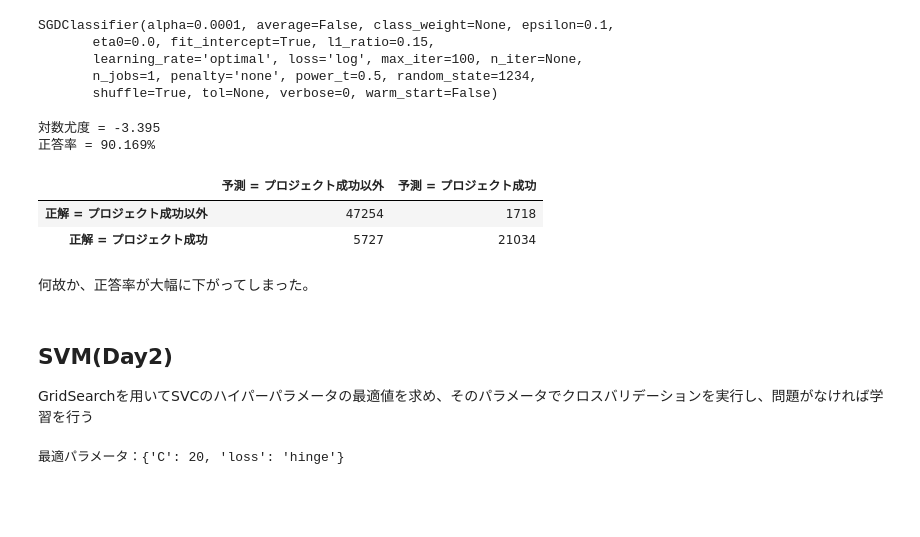
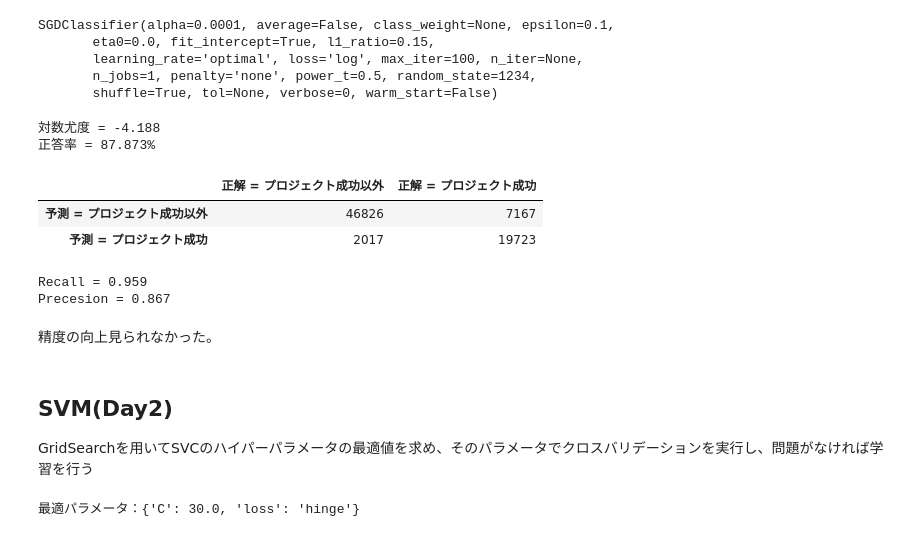
Before and after one commit to KohsakuNishida/SkillupAI_ml_online2, a Jupyter notebook: Day2_work_KohsakuNishida.ipynb, the cells around one changed output. Cells and saved outputs as stored; diff of their text form; code cells hidden in the pictures; blank space fills up the shorter version.

```diff
--- a/Day2_work_KohsakuNishida.ipynb
+++ b/Day2_work_KohsakuNishida.ipynb
@@ -199,7 +224,7 @@ ct[['canceled','failed','live','successful','suspended','undefined']].plot(kind=
 今回、対象外とした項目を削除
 # %%
 df_kick = pd.read_csv("kickstarterprojects/ks-projects-201801.csv")
-df_kick = df_kick.drop(["ID",'name','deadline','launched','pledged','usd pledged'], axis=1)
+df_kick = df_kick.drop(["ID",'name','deadline','launched','pledged','usd pledged','usd_pledged_real'], axis=1)
 # %% [markdown]
 #### カテゴリ変数をダミー変数に変換
 # %%
@@ -301,7 +338,16 @@ SX.shape= (378661, 215)
+# %%
+sx_train = x_train.copy()
+sx_test  = x_test.copy()
+scaler    = StandardScaler()
+
+# トレーニングデータの各行の最初3列を標準化
+sx_train[:,0:3] = scaler.fit_transform(sx_train[:,0:3])
+
+# トレーニングデータの統計情報を元にテストデータの各行の最初の３列を標準化する
+sx_test[:,0:3] = scaler.transform(sx_test[:,0:3])
 # %%
-sx_train, sx_test, sy_train, sy_test = train_test_split(SX, y, test_size=0.2)
 clf = SGDClassifier(loss='log', penalty='none', max_iter=100, fit_intercept=True, random_state=1234)
-clf.fit(sx_train, sy_train)
+clf.fit(sx_train, y_train)
 # %% [output]
 SGDClassifier(alpha=0.0001, average=False, class_weight=None, epsilon=0.1,
        eta0=0.0, fit_intercept=True, l1_ratio=0.15,
@@ -313,41 +359,46 @@ SGDClassifier(alpha=0.0001, average=False, class_weight=None, epsilon=0.1,
 y_est = clf.predict(sx_test)
 
 # 対数尤度を表示
-print('対数尤度 = {:.3f}'.format(- log_loss(sy_test, y_est)))
+print('対数尤度 = {:.3f}'.format(- log_loss(y_test, y_est)))
 
 # 正答率を表示
-print('正答率 = {:.3f}%'.format(100 * accuracy_score(sy_test, y_est)))
+print('正答率 = {:.3f}%'.format(100 * accuracy_score(y_test, y_est)))
 # %% [output]
-対数尤度 = -3.395
-正答率 = 90.169%
+対数尤度 = -4.188
+正答率 = 87.873%
 # %%
 # 予測値と正解のクロス集計
-conf_mat = pd.DataFrame(confusion_matrix(sy_test, y_est),
-                        index=['正解 = プロジェクト成功以外', '正解 = プロジェクト成功'],
-                        columns=['予測 = プロジェクト成功以外', '予測 = プロジェクト成功'])
+conf_mat = pd.DataFrame(confusion_matrix( y_est,y_test),
+                        index=['予測 = プロジェクト成功以外', '予測 = プロジェクト成功'],
+                        columns=['正解 = プロジェクト成功以外', '正解 = プロジェクト成功'])
 conf_mat
 # %% [output]
-|  | 予測 = プロジェクト成功以外 | 予測 = プロジェクト成功 |
-| 正解 = プロジェクト成功以外 | 47254 | 1718 |
-| 正解 = プロジェクト成功 | 5727 | 21034 |
+|  | 正解 = プロジェクト成功以外 | 正解 = プロジェクト成功 |
+| 予測 = プロジェクト成功以外 | 46826 | 7167 |
+| 予測 = プロジェクト成功 | 2017 | 19723 |
-# %% [markdown]
-何故か、正答率が大幅に下がってしまった。
+# %%
+print_recall_precesion(conf_mat)
+# %% [output]
+Recall = 0.959
+Precesion = 0.867
+# %% [markdown]
+精度の向上見られなかった。
 # %% [markdown]
 ## SVM(Day2)
 GridSearchを用いてSVCのハイパーパラメータの最適値を求め、そのパラメータでクロスバリデーションを実行し、問題がなければ学習を行う
 # %%
 parameters = {
-    'C':[1, 5, 10,15, 20],
+    'C':[1., 2., 5.,10.,15., 20., 30., 40. ],
     'loss':('hinge', 'squared_hinge')
 }
 
 # グリッドサーチを実行
 gsclf = GridSearchCV(svm.LinearSVC(), parameters)
-gsclf.fit(sx_train, sy_train)
+gsclf.fit(sx_train, y_train)
 
 print ("最適パラメータ：{}".format(gsclf.best_params_))
 # %% [output]
-最適パラメータ：{'C': 20, 'loss': 'hinge'}
+最適パラメータ：{'C': 30.0, 'loss': 'hinge'}
 # %%
 # グリッドサーチ結果(最適パラメータ)を取得
 GS_C, GS_loss = gsclf.best_params_.values()
```
Also changed, not shown: parts of 14 cells of this notebook.
